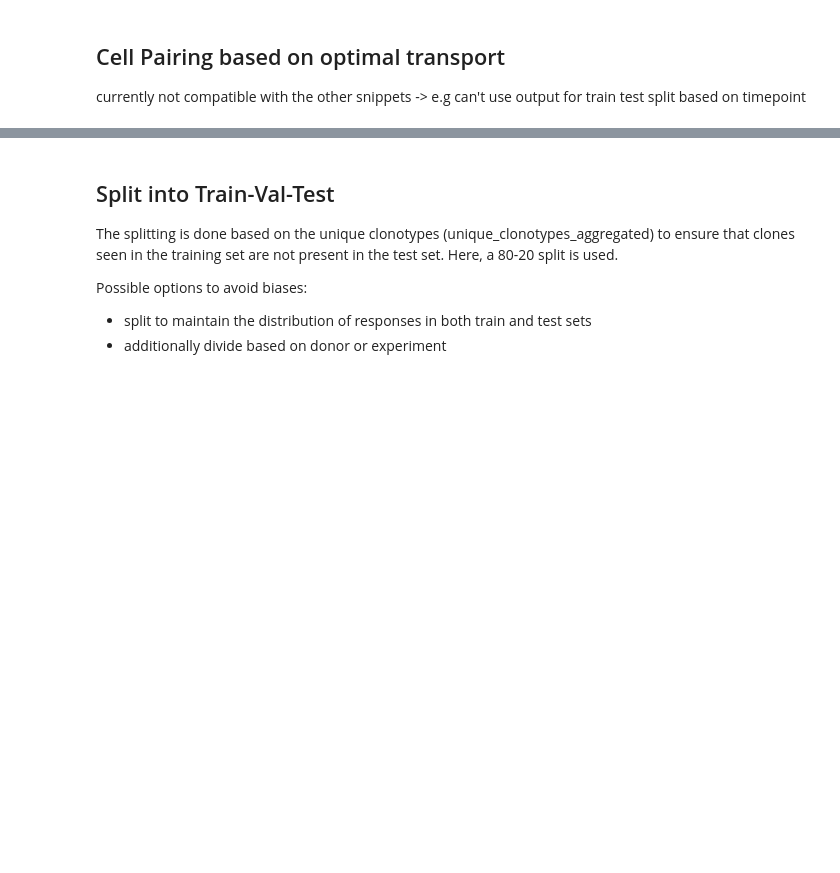
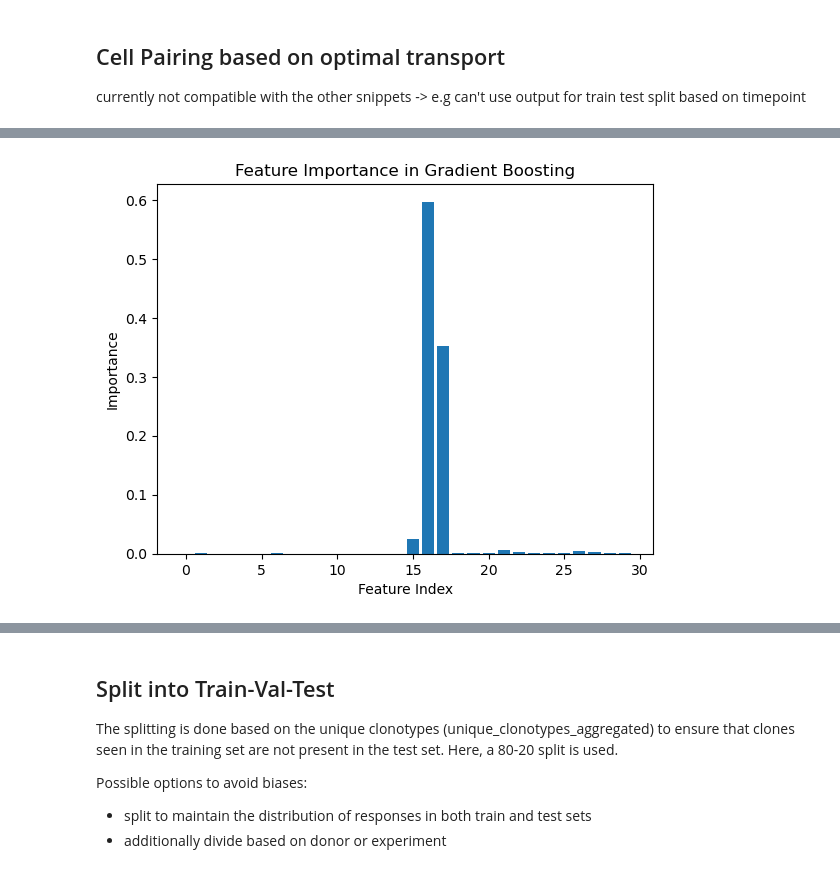
Before and after one commit to SchubertLab/VaccineSimulator, a Jupyter notebook: notebooks/baseline_model_pipeline.ipynb, the cells around one changed output, grey strips where cells are left out. Drawn from its saved outputs; the diff is of its cells as text; code cells hidden in the pictures; blank space fills up the shorter version.

```diff
--- a/notebooks/baseline_model_pipeline.ipynb
+++ b/notebooks/baseline_model_pipeline.ipynb
@@ -286,10 +417,27 @@ y_combined = np.hstack([y_s1_regression, y_regression_t1])  # Stack S1 and T1 ta
 # %%
-# Split data into training and testing sets
-X_s1_train, X_s1_test, y_s1_train, y_s1_test = train_test_split(X_regression, y_s1_regression, test_size=0.2, random_state=42)
+"""# Split data into training and testing sets
+#X_s1_train, X_s1_test, y_s1_train, y_s1_test = train_test_split(X_regression, y_s1_regression, test_size=0.2, random_state=42)
+X_t1_train, X_t1_test, y_t1_train, y_t1_test = train_test_split(X_regression_t1, y_regression_t1, test_size=0.2, random_state=42)
 
 # Initialize and train the model
-model = LinearRegression()
-model.fit(X_s1_train, y_s1_train)
+#model = LinearRegression()
+model = GradientBoostingRegressor(n_estimators=100, learning_rate=0.1, max_depth=3, random_state=42)
+#model.fit(X_s1_train, y_s1_train)
+model.fit(X_t1_train, y_t1_train)
+
 
 # Predict on the test set
-y_s1_pred = model.predict(X_s1_test)
+#y_s1_pred = model.predict(X_s1_test)
+y_t1_pred = model.predict(X_t1_test)"""
+# %%
+# Plot feature importances
+importances = model.feature_importances_
+num_features = len(importances)
+
+plt.bar(range(num_features), importances)
+plt.xlabel("Feature Index")
+plt.ylabel("Importance")
+plt.title("Feature Importance in Gradient Boosting")
+plt.show()
+# %% [output]
+[figure, added]
```
Also changed, not shown: parts of 69 cells of this notebook, 3 other files.
